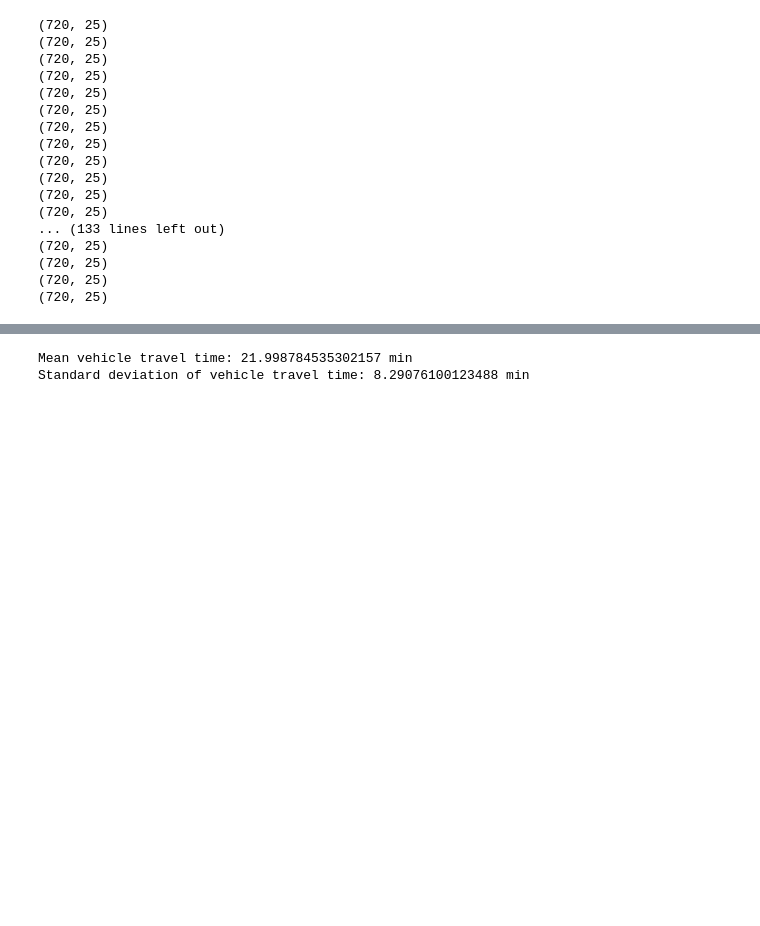
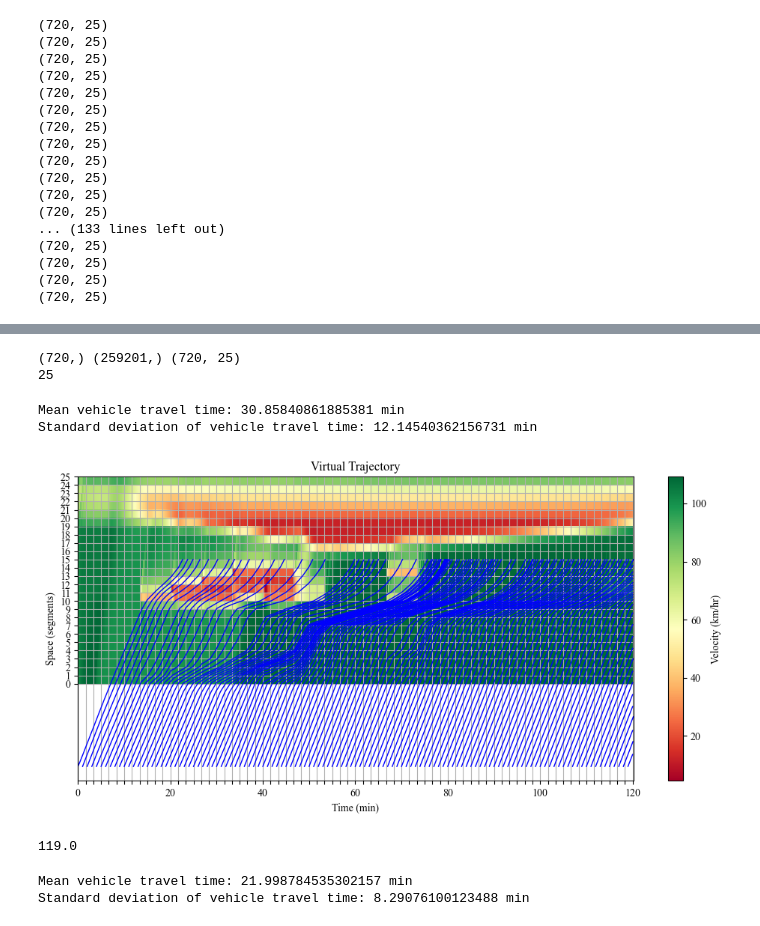
Before and after one commit to srags/mpc-traffic-flow, a Jupyter notebook: experiments/plot_constraints.ipynb, the cells around one changed output, grey strips where cells are left out. Cells and saved outputs as stored; diff of their text form; code cells hidden in the pictures; blank space fills up the shorter version.

```diff
--- a/experiments/plot_constraints.ipynb
+++ b/experiments/plot_constraints.ipynb
@@ -431,3 +431,24 @@ velocities = np.flip(velocities.T, axis=0)
+# %%
+from traffic_flow.model.simulation import METANET_Simulator, MetanetState
+
+optimal_25 = np.array(pd.read_csv(REPO_DIR / 'results/synthetic_10km/holdlength/demand5500/holdlen40.csv'))
+start_traffic_state =  MetanetState(np.full(num_segments, traffic_demand[0]/(sim_lanes[0] * 90)), np.full(num_segments, 90), traffic_demand[0], 0)
+velocities = METANET_Simulator(T=time_step, l=segment_len, params=i24params, lanes=sim_lanes, real_data=False)\
+              .run_with_history(traffic_demand, downstream_density, start_traffic_state, vsl_speeds=optimal_25)[1]
+velocities = np.flip(velocities.T, axis=0)
+# %% [output]
+(720,) (259201,) (720, 25)
+25
+# %%
+no_control_times = vt_travel_time_stats(velocities, num_samples=121, plotting=True)
+
+jam_time_25 = time_until_ff(velocities, time_step, sim_time, num_samples=121)
+print(jam_time_25)
+# %% [output]
+Mean vehicle travel time: 30.85840861885381 min
+Standard deviation of vehicle travel time: 12.14540362156731 min
+[figure, added]
+119.0
 # %%
 # print(velocities.shape)
 no_control_times = vt_travel_time_stats(velocities, num_samples=121, plotting=True)
```
Also changed, not shown: parts of 4 cells of this notebook, 22 other files.
